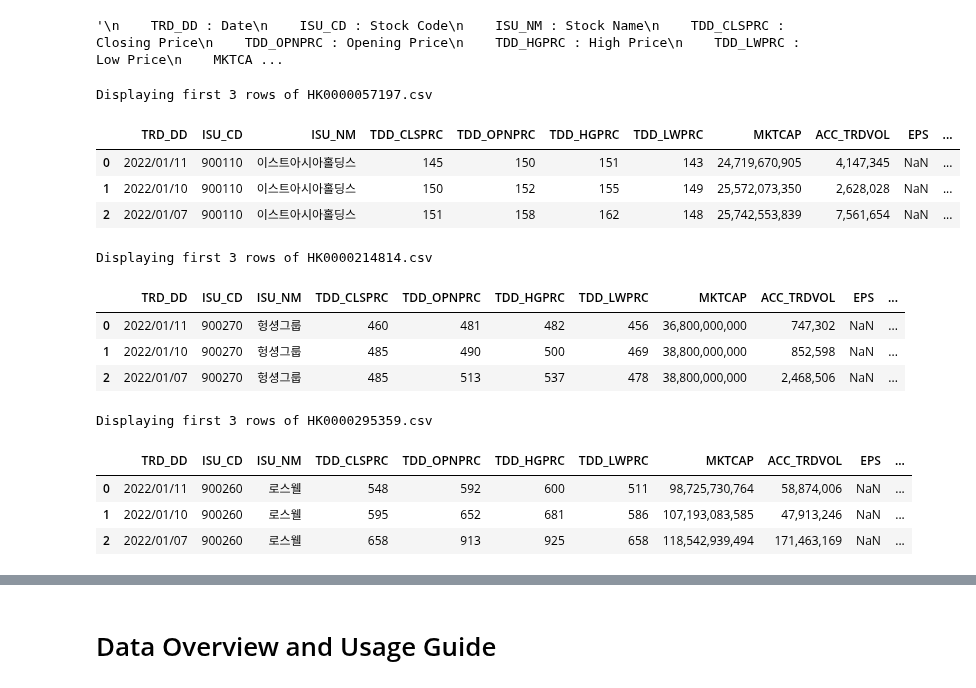
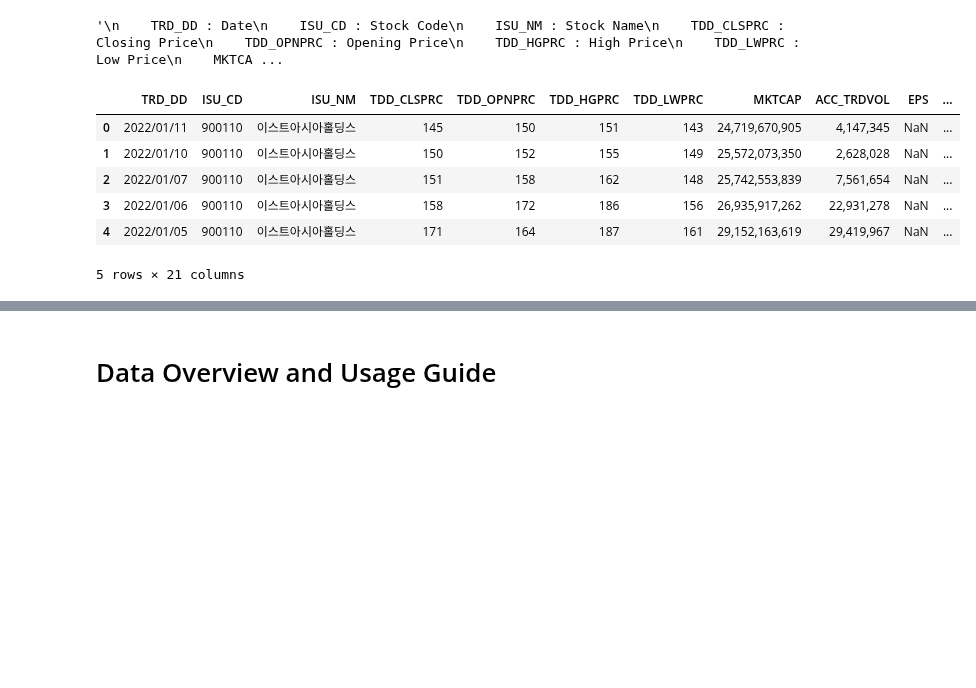
Before and after one commit to ccnets-team/causal-learning, a Jupyter notebook: examples/predicting_korean_stock_prices_using_ccnet.ipynb, the cells around one changed output, grey strips where cells are left out. Drawn from its saved outputs; the diff is of its cells as text; code cells hidden in the pictures; blank space fills up the shorter version.

```diff
--- a/examples/predicting_korean_stock_prices_using_ccnet.ipynb
+++ b/examples/predicting_korean_stock_prices_using_ccnet.ipynb
@@ -44,31 +42,3 @@ pd.options.mode.chained_assignment = None
 '''
 # %% [output]
 '\n    TRD_DD : Date\n    ISU_CD : Stock Code\n    ISU_NM : Stock Name\n    TDD_CLSPRC : Closing Price\n    TDD_OPNPRC : Opening Price\n    TDD_HGPRC : High Price\n    TDD_LWPRC : Low Price\n    MKTCA ...
-# %%
-import os
-import pandas as pd
-
-# Loop through the first 3 files in the directory
-for data_file in os.listdir(path_append + "../data/KR_Data/Data/")[:3]:
-    data_file = data_file[:-4]  # Remove the file extension
-    tmp_df = pd.read_csv(path_append + f"../data/KR_Data/Data/{data_file}.csv")
-
-    # Display the first 3 rows of the dataframe
-    print(f"Displaying first 3 rows of {data_file}.csv")
-    display(tmp_df.head(3))
-# %% [output]
-Displaying first 3 rows of HK0000057197.csv
-|  | TRD_DD | ISU_CD | ISU_NM | TDD_CLSPRC | TDD_OPNPRC | TDD_HGPRC | TDD_LWPRC | MKTCAP | ACC_TRDVOL | EPS | ... |
-| 0 | 2022/01/11 | 900110 | 이스트아시아홀딩스 | 145 | 150 | 151 | 143 | 24,719,670,905 | 4,147,345 | NaN | ... |
-| 1 | 2022/01/10 | 900110 | 이스트아시아홀딩스 | 150 | 152 | 155 | 149 | 25,572,073,350 | 2,628,028 | NaN | ... |
-| 2 | 2022/01/07 | 900110 | 이스트아시아홀딩스 | 151 | 158 | 162 | 148 | 25,742,553,839 | 7,561,654 | NaN | ... |
-Displaying first 3 rows of HK0000214814.csv
-|  | TRD_DD | ISU_CD | ISU_NM | TDD_CLSPRC | TDD_OPNPRC | TDD_HGPRC | TDD_LWPRC | MKTCAP | ACC_TRDVOL | EPS | ... |
-| 0 | 2022/01/11 | 900270 | 헝셩그룹 | 460 | 481 | 482 | 456 | 36,800,000,000 | 747,302 | NaN | ... |
-| 1 | 2022/01/10 | 900270 | 헝셩그룹 | 485 | 490 | 500 | 469 | 38,800,000,000 | 852,598 | NaN | ... |
-| 2 | 2022/01/07 | 900270 | 헝셩그룹 | 485 | 513 | 537 | 478 | 38,800,000,000 | 2,468,506 | NaN | ... |
-Displaying first 3 rows of HK0000295359.csv
-|  | TRD_DD | ISU_CD | ISU_NM | TDD_CLSPRC | TDD_OPNPRC | TDD_HGPRC | TDD_LWPRC | MKTCAP | ACC_TRDVOL | EPS | ... |
-| 0 | 2022/01/11 | 900260 | 로스웰 | 548 | 592 | 600 | 511 | 98,725,730,764 | 58,874,006 | NaN | ... |
-| 1 | 2022/01/10 | 900260 | 로스웰 | 595 | 652 | 681 | 586 | 107,193,083,585 | 47,913,246 | NaN | ... |
-| 2 | 2022/01/07 | 900260 | 로스웰 | 658 | 913 | 925 | 658 | 118,542,939,494 | 171,463,169 | NaN | ... |
@@ -85 +45,44 @@ total_df = pd.merge(data_df, preprocessed_df, on="TRD_DD")
+# %%
+
+def load_and_merge_csv_files(data_directory, preprocessed_directory, file_limit=None):
+    data_files = glob.glob(os.path.join(data_directory, "*.csv"))
+    preprocessed_files = glob.glob(os.path.join(preprocessed_directory, "*.csv"))
+
+    data_files = data_files[:file_limit]
+    preprocessed_files = preprocessed_files[:file_limit]
+
+    merged_dfs = []
+
+    for data_file in data_files:
+        file_name = os.path.basename(data_file)
+
+        preprocessed_file_name = file_name.replace('.csv', '_preprocessed.csv')
+        preprocessed_file_path = os.path.join(preprocessed_directory, preprocessed_file_name)
+
+        if preprocessed_file_path in preprocessed_files:
+            df_data = pd.read_csv(data_file)
+            df_preprocessed = pd.read_csv(preprocessed_file_path)
+
+            merged_df = pd.merge(df_data, df_preprocessed, on='TRD_DD', suffixes=('_data', '_preprocessed'))
+            merged_dfs.append(merged_df)
+
+    total_df = pd.concat(merged_dfs, ignore_index=True)
+
+    return total_df
+
+# 예시 사용법
+data_directory = path_append + "../data/KR_Data/data"
+preprocessed_directory = path_append + "../data/KR_Data/preprocessed"
+total_df = load_and_merge_csv_files(data_directory, preprocessed_directory)
+
+
+total_df.head()
+# %% [output]
+|  | TRD_DD | ISU_CD | ISU_NM | TDD_CLSPRC | TDD_OPNPRC | TDD_HGPRC | TDD_LWPRC | MKTCAP | ACC_TRDVOL | EPS | ... |
+| 0 | 2022/01/11 | 900110 | 이스트아시아홀딩스 | 145 | 150 | 151 | 143 | 24,719,670,905 | 4,147,345 | NaN | ... |
+| 1 | 2022/01/10 | 900110 | 이스트아시아홀딩스 | 150 | 152 | 155 | 149 | 25,572,073,350 | 2,628,028 | NaN | ... |
+| 2 | 2022/01/07 | 900110 | 이스트아시아홀딩스 | 151 | 158 | 162 | 148 | 25,742,553,839 | 7,561,654 | NaN | ... |
+| 3 | 2022/01/06 | 900110 | 이스트아시아홀딩스 | 158 | 172 | 186 | 156 | 26,935,917,262 | 22,931,278 | NaN | ... |
+| 4 | 2022/01/05 | 900110 | 이스트아시아홀딩스 | 171 | 164 | 187 | 161 | 29,152,163,619 | 29,419,967 | NaN | ... |
+5 rows × 21 columns
 # %%
```
Also changed, not shown: parts of 36 cells of this notebook.
